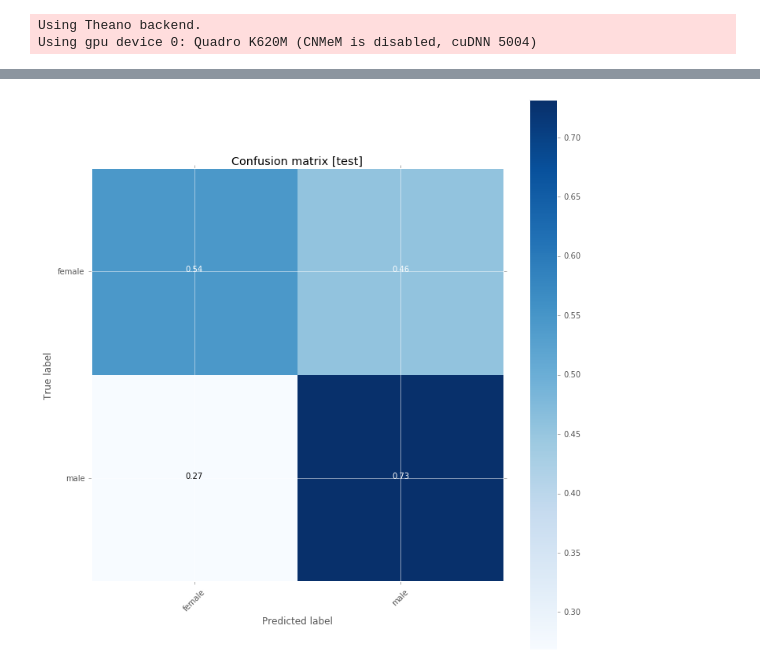
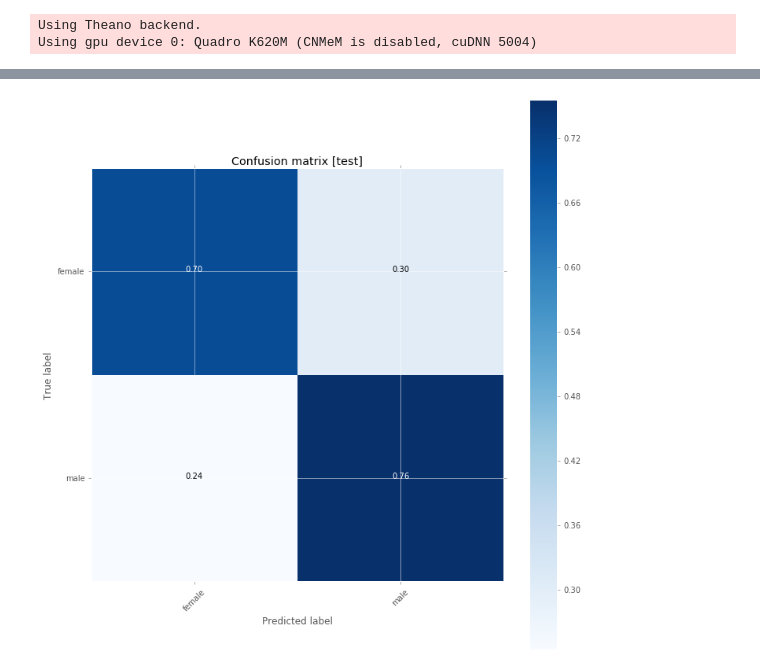
Before and after one commit to chaosmail/cvsp-age-gender-classification-16, a Jupyter notebook: analyse/06_Check_Gender_Model_Params.ipynb, the cells around one changed output, grey strips where cells are left out. Cells and saved outputs as stored; diff of their text form; code cells hidden in the pictures.

Commit message:
Updated models and added evaluation script

```diff
--- a/analyse/06_Check_Gender_Model_Params.ipynb
+++ b/analyse/06_Check_Gender_Model_Params.ipynb
@@ -31,14 +32,15 @@ TEST_DATA_OBJ = 'test_data'
 class_names = ['female', 'male']
 n_classes = 2
 
+shp = (3,48,48)
 batch_size = 40
-nb_epoch = 30
+nb_epoch = 10
 learning_rate = 1e-2
-decay = 0.999
+decay = 0.0
 l2_reg = 1e-3
 
-lr_boost_epoch = 20
-lr_boost_value = 2e-2
+#lr_boost_epoch = 20
+#lr_boost_value = 2e-2
 
 X_train = np.load(fs.join(DATA_DIR, TRAIN_DATA_OBJ + '_00.npy')).astype(np.float32)
 y_train = np.load(fs.join(DATA_DIR, TRAIN_DATA_OBJ + '_label_gender_00.npy')).astype(int)
@@ -53,6 +55,7 @@ y_test = np.load(fs.join(DATA_DIR, TEST_DATA_OBJ + '_label_gender_00.npy')).asty
 Y_test = np_utils.to_categorical(y_test, n_classes)
 
 class_weight = utils.get_class_weight(class_names, y_train)
+print('\nUsing class weights:')
 print(class_weight)
 
 def flip(X):
@@ -75,14 +78,18 @@ X_val = transform(X_val, mean, std)
 X_test = transform(X_test, mean, std)
 
 model = models.get_simple_cnn(
-    input_shape=(3,48,48), n_classes=n_classes,
+    input_shape=shp, n_classes=n_classes,
     init='glorot_normal', # Seems to be more stable than glorot uniform (Xavier Initialization)
     batch_norm=True,      # Better generalization and faster convergence, no improvements with ELU (slower computation)
     l2_reg=l2_reg,        # Adds good generalization to the model
     activation='elu',     # Seems to converge much faster instead of ReLU
     dropout=0.5,          # More generalization, drop rand connections at training time,
-    fc6=512, fc7=512
+    fc6=512,
+    fc7=512
 )
+
+print('\nUsing architecture:')
+utils.get_model_shape(model, (batch_size, shp[0], shp[1], shp[2]))
 
 # Tried also Adam and RMSProp
 # However only SGD seems to be stable and converges quickly
@@ -95,12 +102,13 @@ def scheduler(epoch):
         model.optimizer.lr.set_value(lr_boost_value)
     return float(model.optimizer.lr.get_value())
 
-cb_change_lr = LearningRateScheduler(scheduler)
-cb_early_stopping = EarlyStopping(monitor='val_loss', patience=20, verbose=0, mode='auto')
-cb_remote = RemoteMonitor(root='http://localhost:9000')
+# cb_change_lr = LearningRateScheduler(scheduler)
+# cb_early_stopping = EarlyStopping(monitor='val_loss', patience=20, verbose=0, mode='auto')
+# cb_remote = RemoteMonitor(root='http://localhost:9000')
+# callbacks=[cb_change_lr, cb_early_stopping, cb_remote]
 
 hist = model.fit(X_train, Y_train, batch_size=batch_size, nb_epoch=nb_epoch, class_weight=class_weight,
-          verbose=1, validation_data=(X_val, Y_val), callbacks=[cb_change_lr, cb_early_stopping, cb_remote])
+          verbose=1, validation_data=(X_val, Y_val))
 
 score = model.evaluate(X_test, Y_test, verbose=0)
 
@@ -128,11 +135,11 @@ KeyboardInterrupt:
 # %%
 from sklearn.metrics import confusion_matrix
 
 y_true = y_test
 y_pred = model.predict_classes(X_test, batch_size=batch_size, verbose=0)
 
 cm = confusion_matrix(y_true, y_pred)
 
-utils.plot_confusion_matrix(cm, classes=class_names, normalize=True, title='Confusion matrix [test]')
+plot_utils.plot_confusion_matrix(cm, classes=class_names, normalize=True, title='Confusion matrix [test]')
 # %% [output]
-[figure, old version]
+[figure, new version]
```
Also changed, not shown: parts of 3 cells of this notebook, 14 other files.
